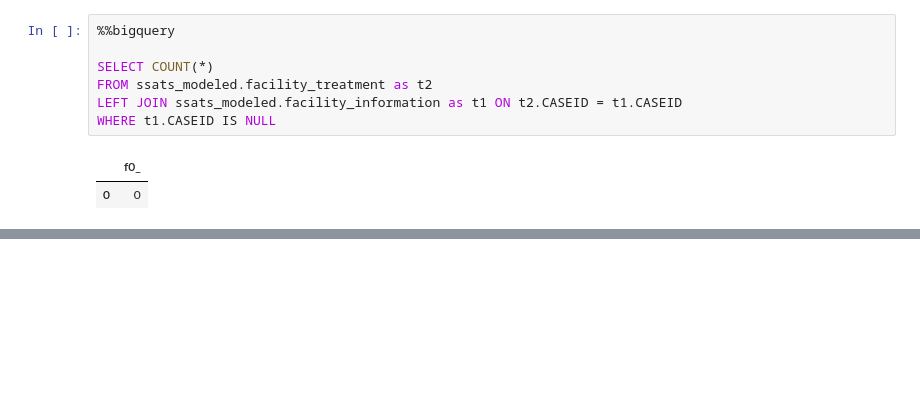
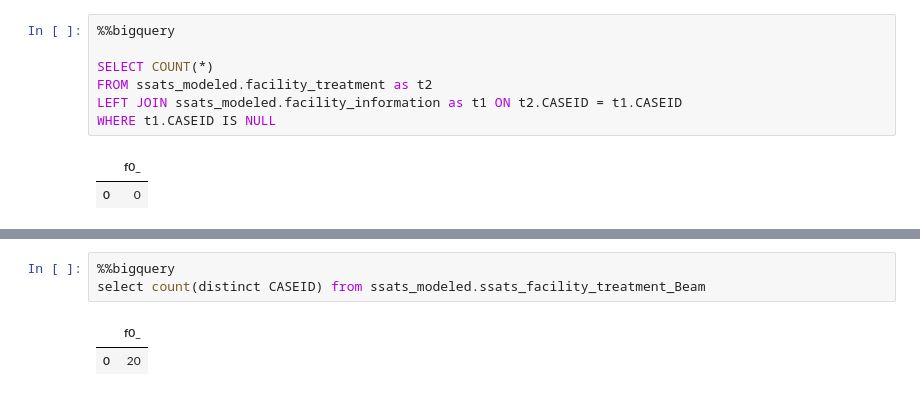
Before and after one commit to cs327e-spring2020/zeba_pathan, a Jupyter notebook: SSATS_modeled.ipynb, the cells around one changed output, grey strips where cells are left out. Drawn from its saved outputs; the diff is of its cells as text; blank space fills up the shorter version.

```diff
--- a/SSATS_modeled.ipynb
+++ b/SSATS_modeled.ipynb
@@ -197,0 +268,6 @@ WHERE t1.CASEID IS NULL
+# %%
+%%bigquery
+select count(distinct CASEID) from ssats_modeled.ssats_facility_treatment_Beam
+# %% [output]
+|  | f0_ |
+| 0 | 20 |
```
Also changed, not shown: parts of 29 cells of this notebook, 9 other files.
